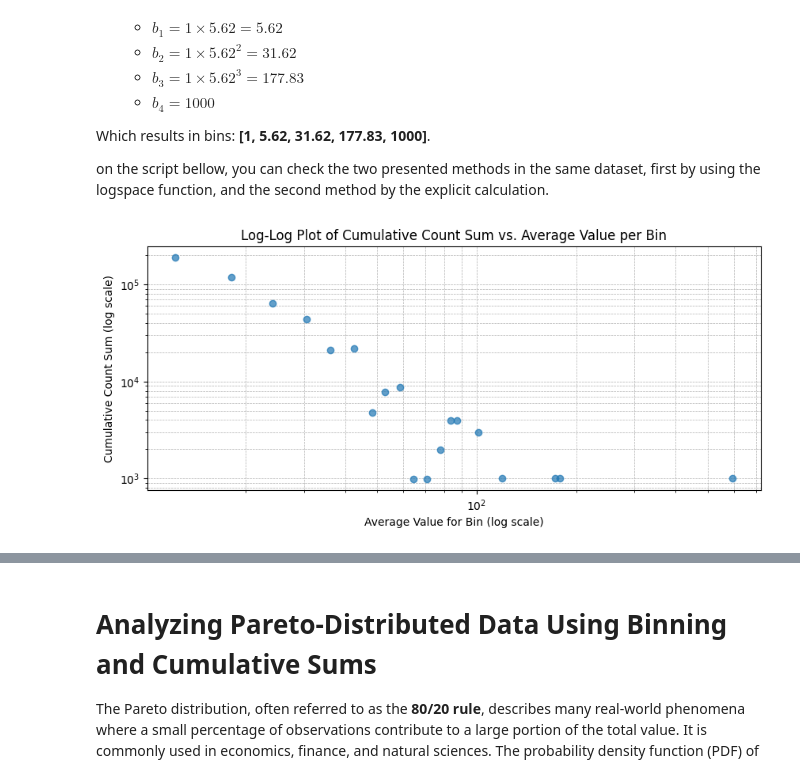
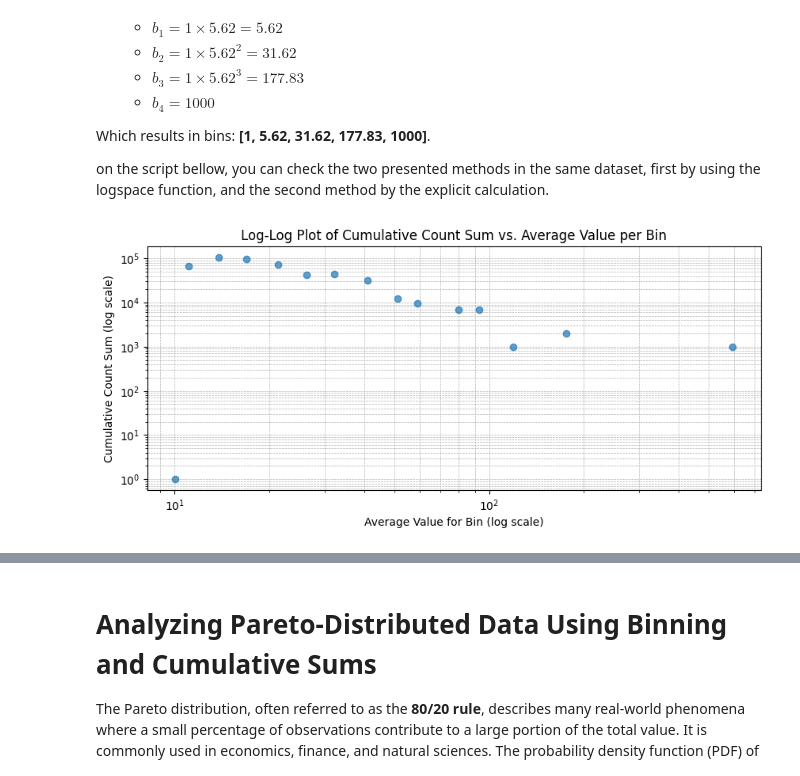
Before and after one commit to ozsp12/computational_physics, a Jupyter notebook: logarithmic_binning_step_by_step.ipynb, the cells around one changed output, grey strips where cells are left out. Cells and saved outputs as stored; diff of their text form; code cells hidden in the pictures.

```diff
--- a/logarithmic_binning_step_by_step.ipynb
+++ b/logarithmic_binning_step_by_step.ipynb
@@ -192,43 +192,38 @@ df = df.sort_values(by="Value").reset_index(drop=True)
 # Log Binning Formula: log-spaced bins
 b_min = df["Value"].min()
 b_max = df["Value"].max()
 num_bins = 20
 bins = np.logspace(np.log10(b_min), np.log10(b_max), num_bins)
 
 # Assign each value to a log bin
-df["log_bin"] = np.digitize(df["Value"], bins)
+df["BinFunction"] = np.digitize(df["Value"], bins)
 
 # Explicit Binning Formula: bi = bmin * r^i
 r = (b_max / b_min) ** (1 / num_bins)
 explicit_bins = [b_min * (r ** i) for i in range(num_bins)]
 
 # Assign each value to the explicit formula bin
-df["explicit_bin"] = np.digitize(df["Value"], explicit_bins)
+df["BinFormula"] = np.digitize(df["Value"], explicit_bins)
 
-# Step 2: Bin the column value with 100 bins
-bins = np.linspace(df['Value'].min(), df['Value'].max(), 101)  # 100 bins
-labels = range(1, 101)
-df['Binned'] = pd.cut(df['Value'], bins=bins, labels=labels, include_lowest=True)
-
-# Step 3: Calculate cumulative count of ID
+# Calculate cumulative count of ID
 df['Cumulative_Count'] = df.index + 1
 
-# Step 4: Group by bins and calculate stats
-bin_summary = df.groupby('Binned',observed=False).agg(
+# Group by bins and calculate stats
+bin_summary = df.groupby('BinFunction',observed=False).agg(
     Avg_Value=('Value', 'mean'),
     Cum_Count_Sum=('Cumulative_Count', 'sum')
 ).reset_index()
 
 # Convert bin labels to numerical values for plotting
-bin_summary['Binned'] = bin_summary['Binned'].astype(int)
+bin_summary['BinFunction'] = bin_summary['BinFunction'].astype(int)
 
-# Step 5: Plot the log-log graph
+# Plot the log-log graph
 plt.figure(figsize=(10, 4))
 plt.loglog(bin_summary['Avg_Value'], bin_summary['Cum_Count_Sum'], marker='o', linestyle='None', alpha=0.7)
 plt.xlabel('Average Value for Bin (log scale)')
 plt.ylabel('Cumulative Count Sum (log scale)')
 plt.title('Log-Log Plot of Cumulative Count Sum vs. Average Value per Bin')
 plt.grid(True, which="both", linestyle="--", linewidth=0.5)
 plt.show()
 # %% [output]
-[figure, old version]
+[figure, new version]
```
Also changed, not shown: parts of 2 cells of this notebook.
